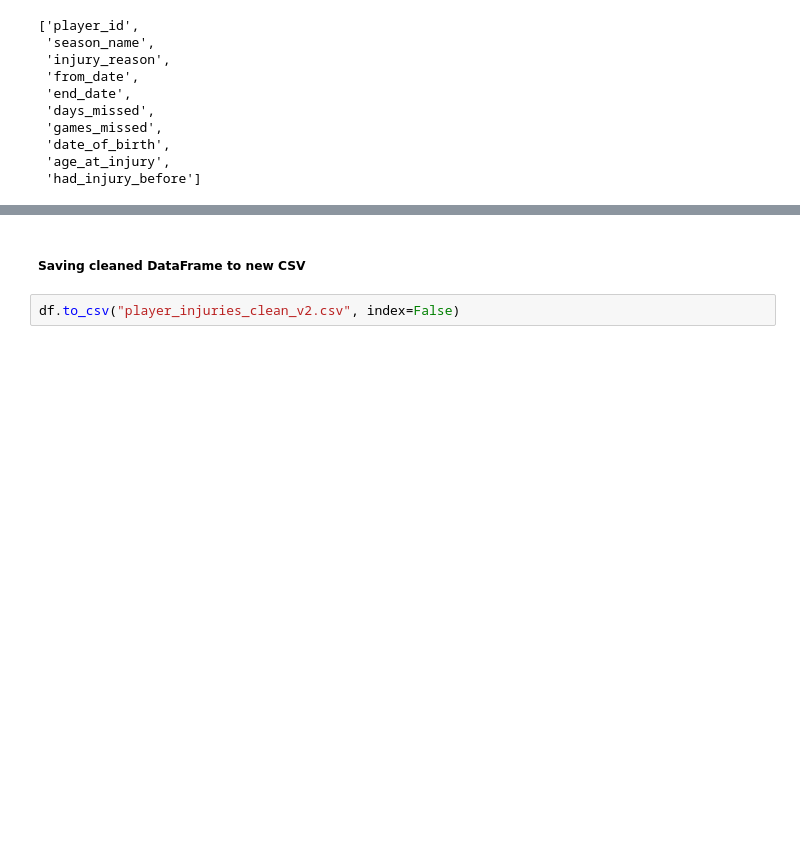
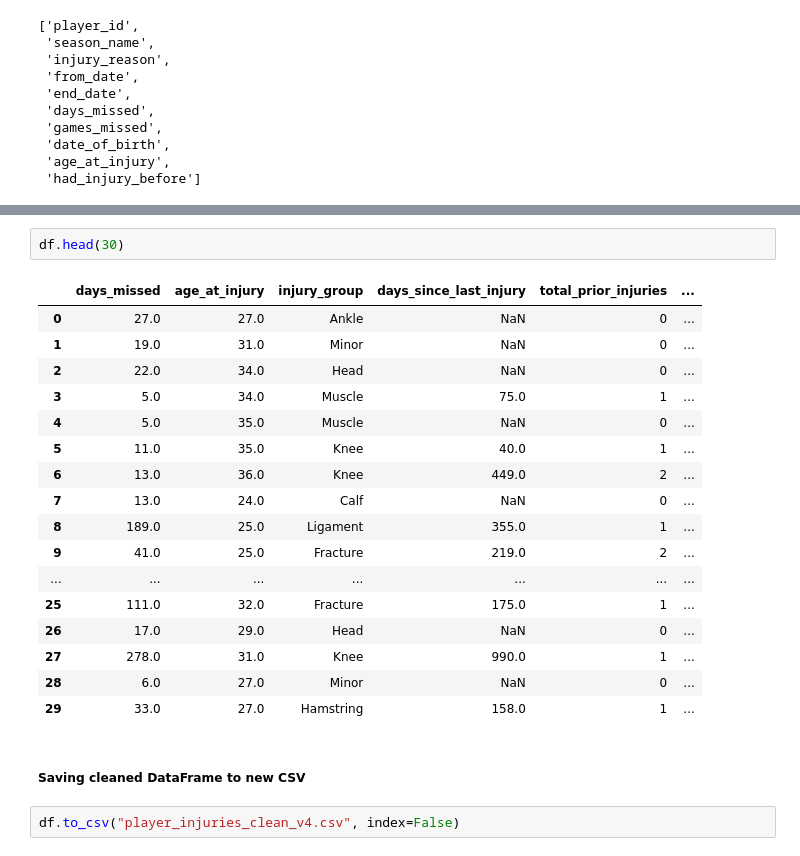
Before and after one commit to Achyuthkrishnan/Predicting-Football-Injuries-using-LSTM, a Jupyter notebook: Data_Cleaning_2.ipynb, the cells around one changed output, grey strips where cells are left out. Drawn from its saved outputs; the diff is of its cells as text; blank space fills up the shorter version.

Commit message:
Cleaned Dataset

```diff
--- a/Data_Cleaning_2.ipynb
+++ b/Data_Cleaning_2.ipynb
@@ -112,4 +707,24 @@ df.head(10)
+# %%
+df.head(30)
+# %% [output]
+|  | days_missed | age_at_injury | injury_group | days_since_last_injury | total_prior_injuries | ... |
+| 0 | 27.0 | 27.0 | Ankle | NaN | 0 | ... |
+| 1 | 19.0 | 31.0 | Minor | NaN | 0 | ... |
+| 2 | 22.0 | 34.0 | Head | NaN | 0 | ... |
+| 3 | 5.0 | 34.0 | Muscle | 75.0 | 1 | ... |
+| 4 | 5.0 | 35.0 | Muscle | NaN | 0 | ... |
+| 5 | 11.0 | 35.0 | Knee | 40.0 | 1 | ... |
+| 6 | 13.0 | 36.0 | Knee | 449.0 | 2 | ... |
+| 7 | 13.0 | 24.0 | Calf | NaN | 0 | ... |
+| 8 | 189.0 | 25.0 | Ligament | 355.0 | 1 | ... |
+| 9 | 41.0 | 25.0 | Fracture | 219.0 | 2 | ... |
+| ... | ... | ... | ... | ... | ... | ... |
+| 25 | 111.0 | 32.0 | Fracture | 175.0 | 1 | ... |
+| 26 | 17.0 | 29.0 | Head | NaN | 0 | ... |
+| 27 | 278.0 | 31.0 | Knee | 990.0 | 1 | ... |
+| 28 | 6.0 | 27.0 | Minor | NaN | 0 | ... |
+| 29 | 33.0 | 27.0 | Hamstring | 158.0 | 1 | ... |
 # %% [markdown]
 ##### Saving cleaned DataFrame to new CSV
 # %%
-df.to_csv("player_injuries_clean_v2.csv", index=False)
+df.to_csv("player_injuries_clean_v4.csv", index=False)
```
Also changed, not shown: parts of 13 cells of this notebook, 1 other file.
